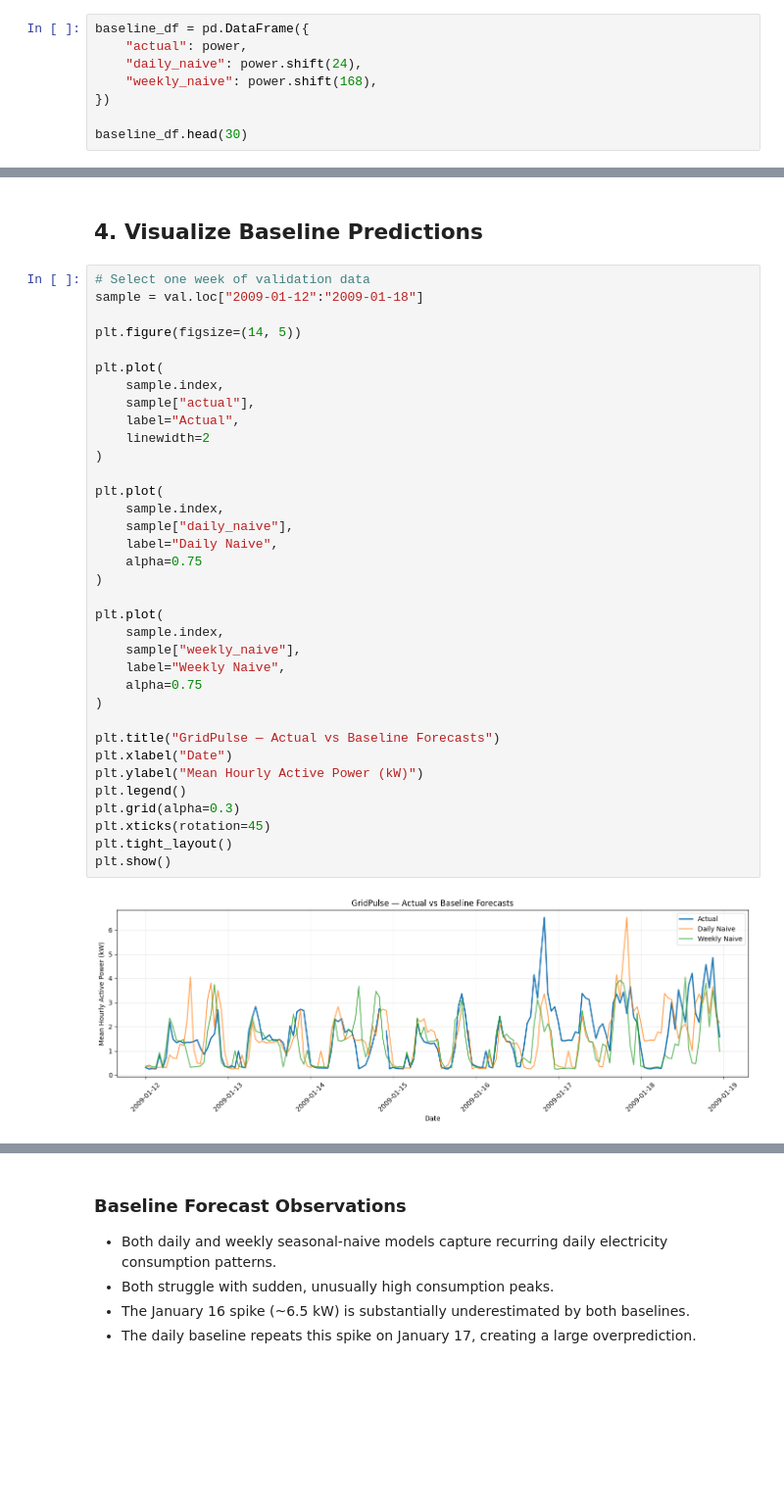
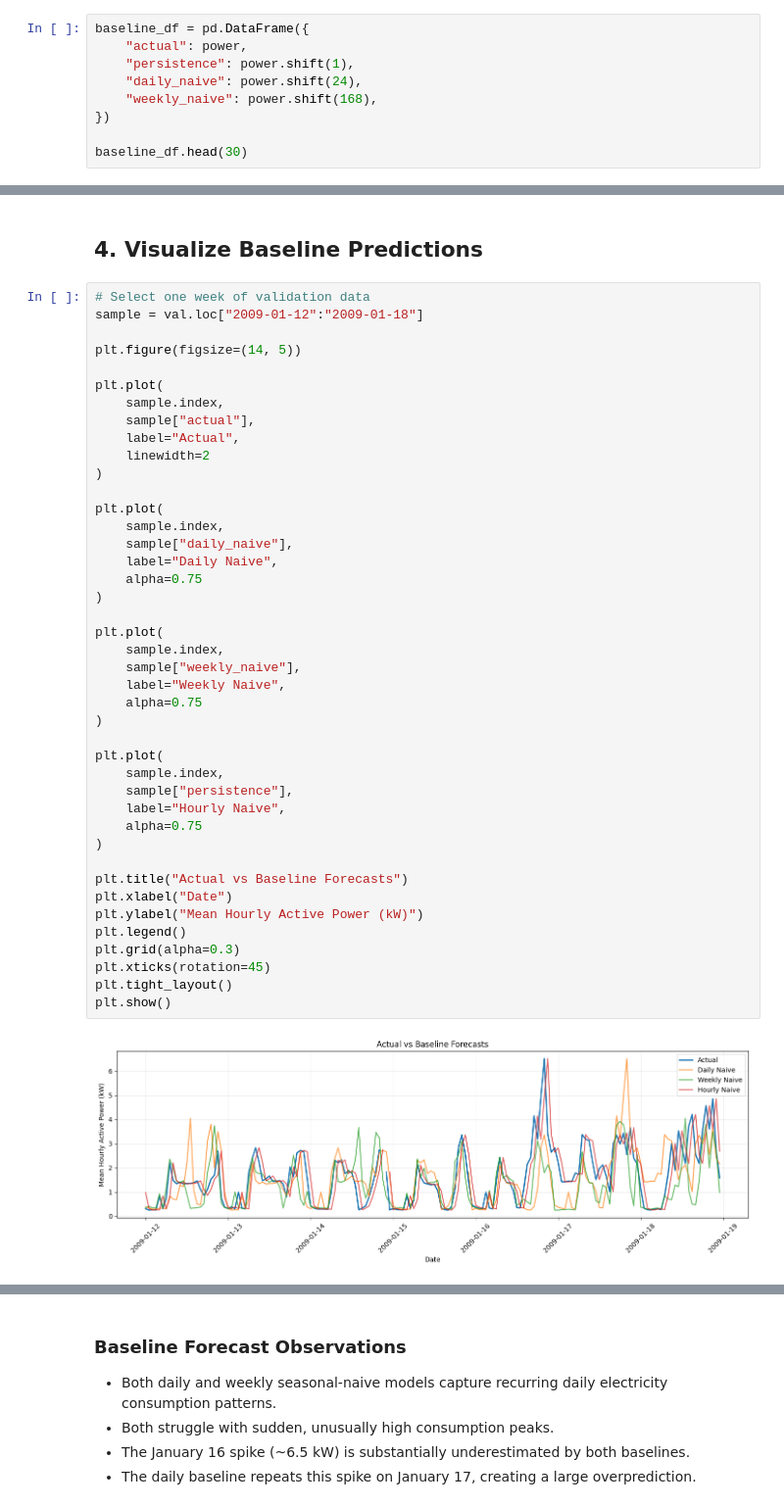
Before and after one commit to akeight/gridpulse, a Jupyter notebook: notebooks/baselines.ipynb, the cells around one changed output, grey strips where cells are left out. Shown at 98% size. Cells and saved outputs as stored; diff of their text form; blank space fills up the shorter version.

```diff
--- a/notebooks/baselines.ipynb
+++ b/notebooks/baselines.ipynb
@@ -55,6 +55,7 @@ Unavailable hours: 504
 # %%
 baseline_df = pd.DataFrame({
     "actual": power,
+    "persistence": power.shift(1),
     "daily_naive": power.shift(24),
     "weekly_naive": power.shift(168),
 })
@@ -179,32 +181,39 @@ plt.figure(figsize=(14, 5))
 
 plt.plot(
     sample.index,
     sample["actual"],
     label="Actual",
     linewidth=2
 )
 
 plt.plot(
     sample.index,
     sample["daily_naive"],
     label="Daily Naive",
     alpha=0.75
 )
 
 plt.plot(
     sample.index,
     sample["weekly_naive"],
     label="Weekly Naive",
     alpha=0.75
 )
 
-plt.title("GridPulse — Actual vs Baseline Forecasts")
+plt.plot(
+    sample.index,
+    sample["persistence"],
+    label="Hourly Naive",
+    alpha=0.75
+)
+
+plt.title("Actual vs Baseline Forecasts")
 plt.xlabel("Date")
 plt.ylabel("Mean Hourly Active Power (kW)")
 plt.legend()
 plt.grid(alpha=0.3)
 plt.xticks(rotation=45)
 plt.tight_layout()
 plt.show()
 # %% [output]
-[figure, old version]
+[figure, new version]
```
Also changed, not shown: parts of 22 cells of this notebook, 1 other file.
